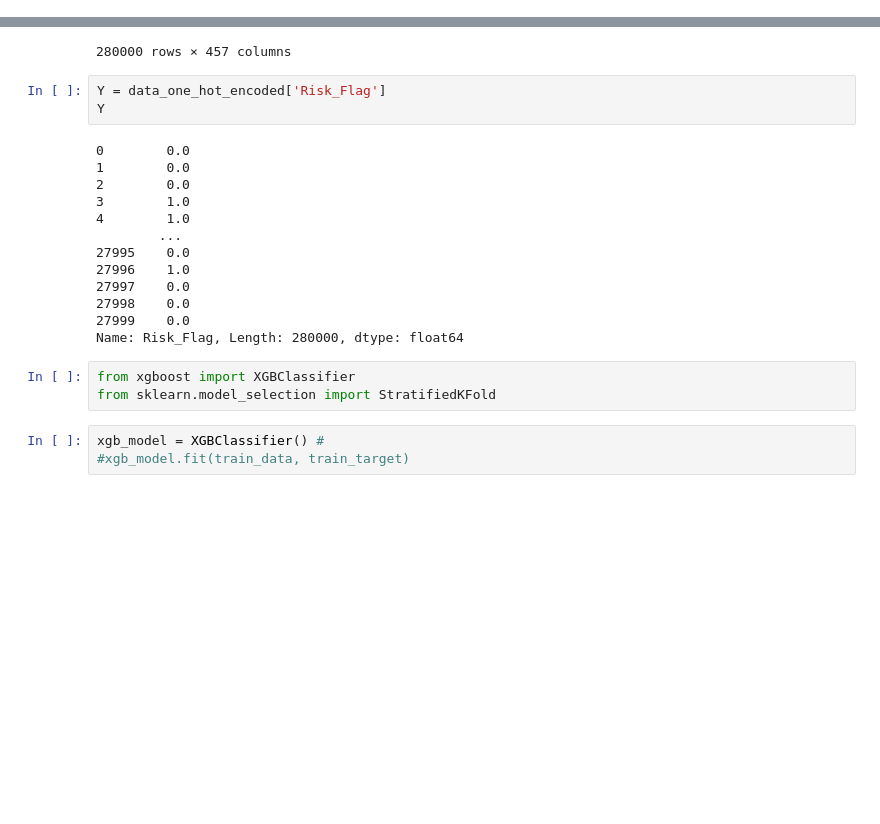
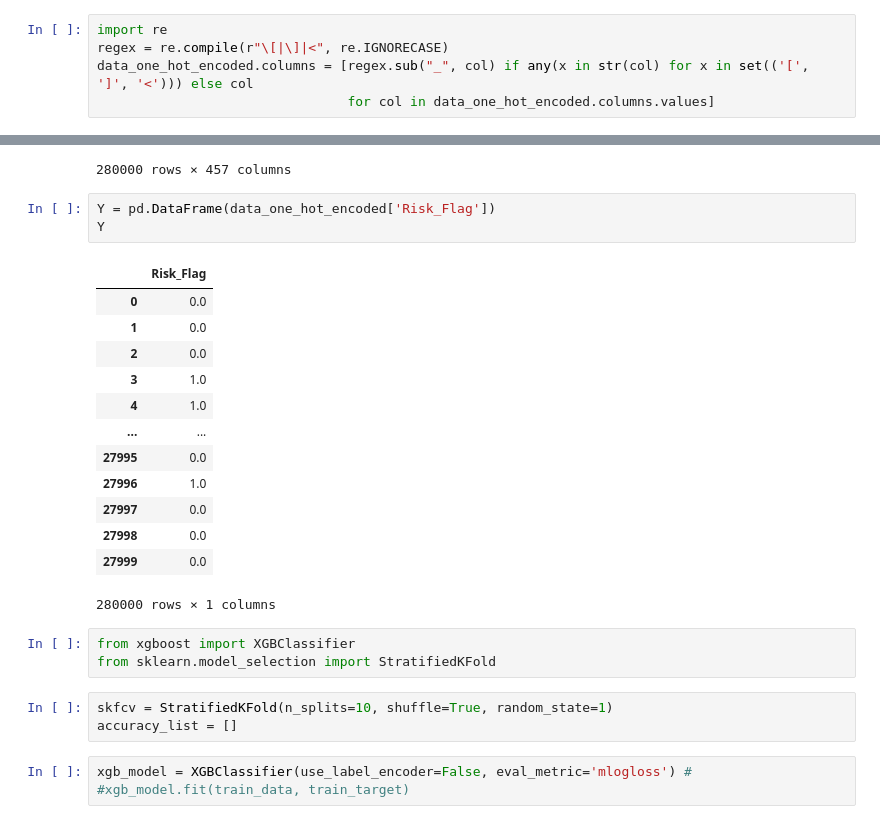
Before and after one commit to osherboudara99/Loan_Predictions_Algorithm_Comparison, a Jupyter notebook: XGBoost.ipynb, the cells around one changed output, grey strips where cells are left out. Cells and saved outputs as stored; diff of their text form; blank space fills up the shorter version.

Commit message:
model almost done, add sample preidctions and other measures needed

```diff
--- a/XGBoost.ipynb
+++ b/XGBoost.ipynb
@@ -188,3 +190,8 @@ data_one_hot_encoded = pd.get_dummies(data_categorical, columns = column_labels)
+# %%
+import re
+regex = re.compile(r"\[|\]|<", re.IGNORECASE)
+data_one_hot_encoded.columns = [regex.sub("_", col) if any(x in str(col) for x in set(('[', ']', '<'))) else col
+                                for col in data_one_hot_encoded.columns.values]
 # %% [markdown]
 Let us view the new columns after the change from categorical data to binary data.
 # %%
@@ -231,25 +238,29 @@ X
 | 27999 | 0.924963 | 0.362069 | 0.45 | 0.285714 | 0.00 | 0 | ... |
 280000 rows × 457 columns
 # %%
-Y = data_one_hot_encoded['Risk_Flag']
+Y = pd.DataFrame(data_one_hot_encoded['Risk_Flag'])
 Y
 # %% [output]
+|  | Risk_Flag |
+| 0 | 0.0 |
+| 1 | 0.0 |
+| 2 | 0.0 |
+| 3 | 1.0 |
+| 4 | 1.0 |
+| ... | ... |
+| 27995 | 0.0 |
+| 27996 | 1.0 |
+| 27997 | 0.0 |
+| 27998 | 0.0 |
+| 27999 | 0.0 |
-0        0.0
-1        0.0
-2        0.0
-3        1.0
-4        1.0
-        ...
-27995    0.0
-27996    1.0
-27997    0.0
-27998    0.0
-27999    0.0
-Name: Risk_Flag, Length: 280000, dtype: float64
+280000 rows × 1 columns
 # %%
 from xgboost import XGBClassifier
 from sklearn.model_selection import StratifiedKFold
+# %%
+skfcv = StratifiedKFold(n_splits=10, shuffle=True, random_state=1)
+accuracy_list = []
 # %%
-xgb_model = XGBClassifier() #
+xgb_model = XGBClassifier(use_label_encoder=False, eval_metric='mlogloss') #
 #xgb_model.fit(train_data, train_target)
 # %%
```
Also changed, not shown: parts of 2 cells of this notebook.
